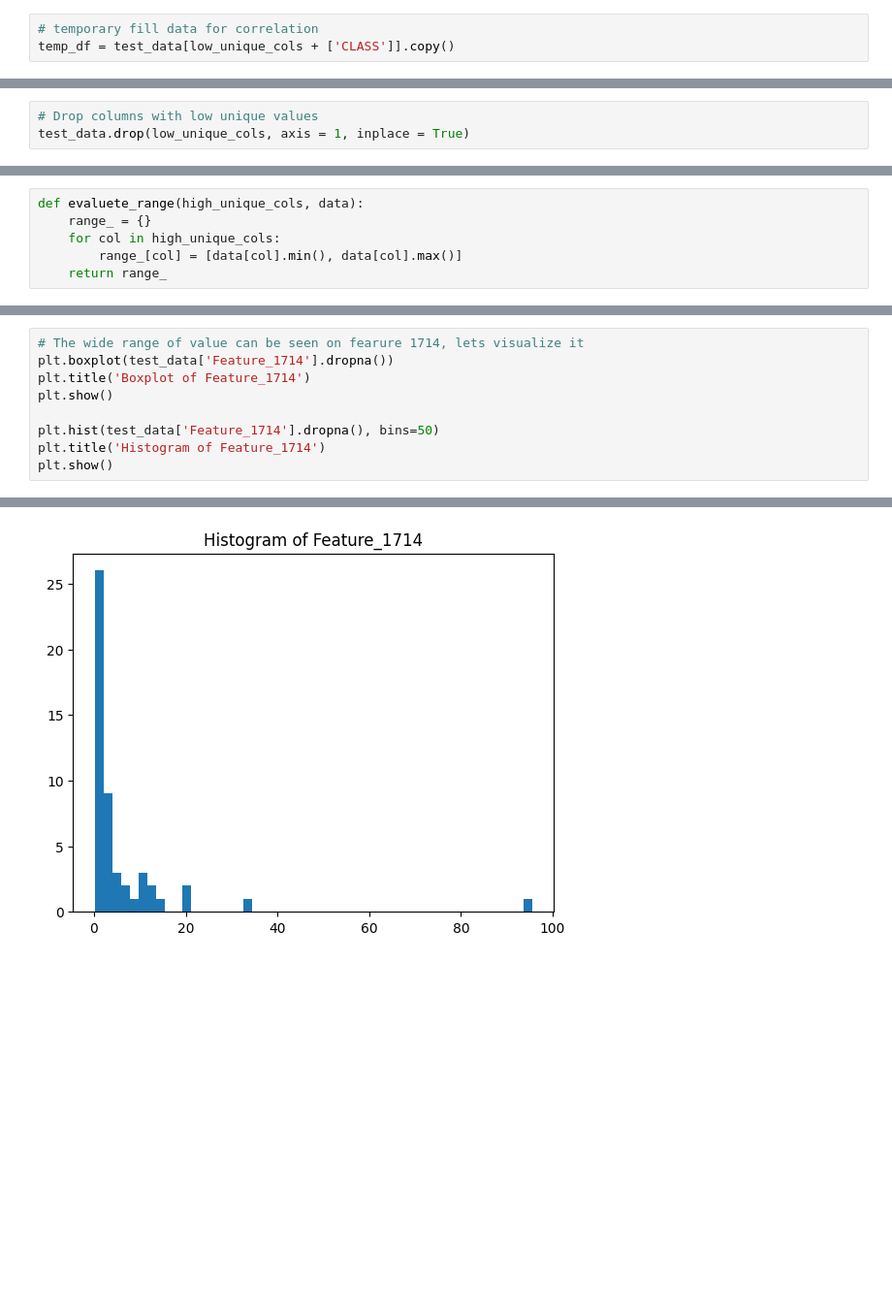
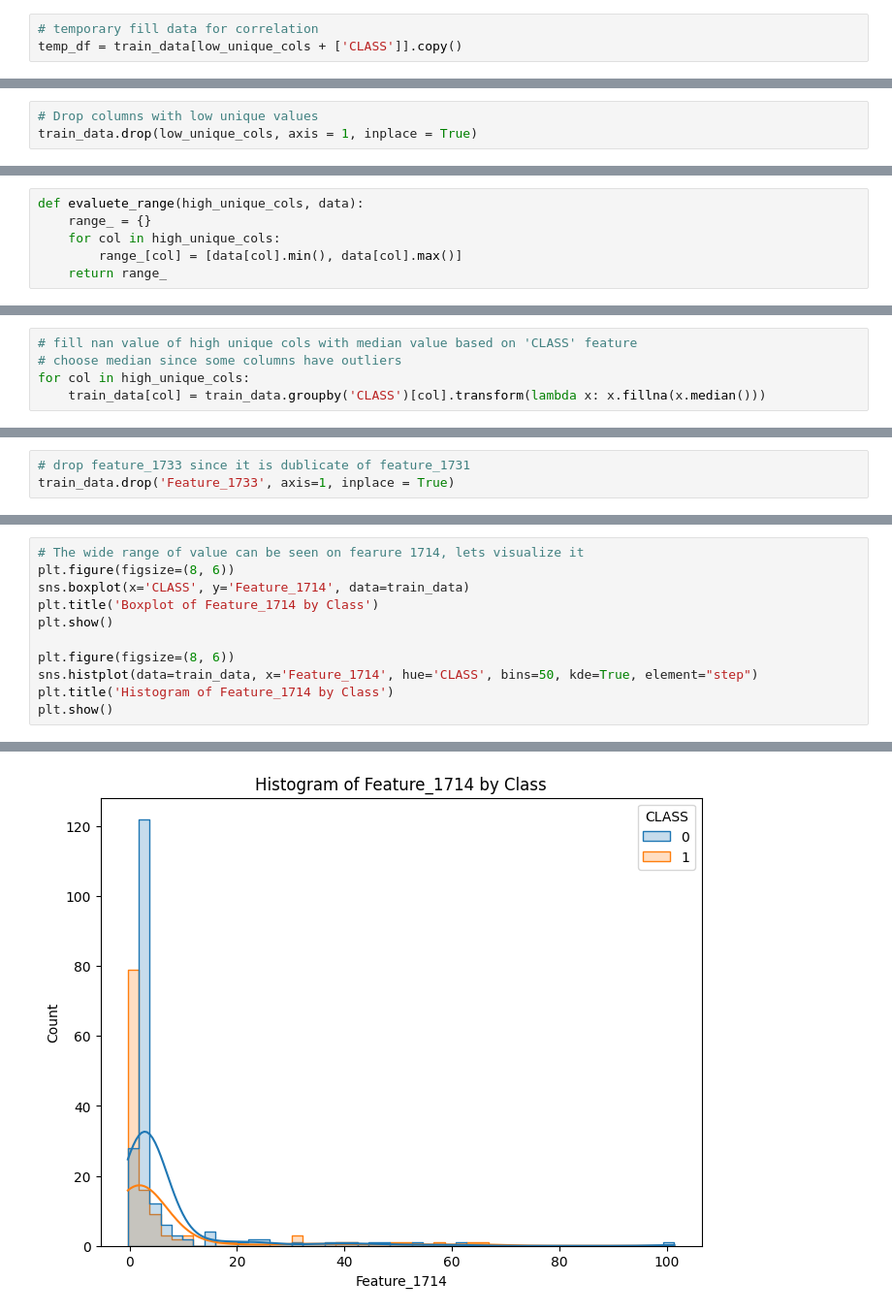
Before and after one commit to Priyanka32-gif/Tibia_bone_Classification, a Jupyter notebook: notebooks/tibia_data_preprocessing.ipynb, the cells around one changed output, grey strips where cells are left out. Shown at 97% size. Drawn from its saved outputs; the diff is of its cells as text; blank space fills up the shorter version.

```diff
--- a/notebooks/tibia_data_preprocessing.ipynb
+++ b/notebooks/tibia_data_preprocessing.ipynb
@@ -169,7 +178,7 @@ Name: count, dtype: int64}
 #### lets check correlation of these columns with class
 # %%
 # temporary fill data for correlation
-temp_df = test_data[low_unique_cols + ['CLASS']].copy()
+temp_df = train_data[low_unique_cols + ['CLASS']].copy()
 # %%
 # fill NaNs temporarily in each low unique column with its mode
 for col in low_unique_cols:
@@ -232,4 +236,4 @@ Weak Correlation: 0.3 < |r| < 0.5 implies a weak association.
 Negligible Correlation: |r| < 0.3 suggests little or no linear correlation.
 # %%
 # Drop columns with low unique values
-test_data.drop(low_unique_cols, axis = 1, inplace = True)
+train_data.drop(low_unique_cols, axis = 1, inplace = True)
@@ -297,0 +292,5 @@ print(ranges_)
+# %%
+# fill nan value of high unique cols with median value based on 'CLASS' feature
+# choose median since some columns have outliers
+for col in high_unique_cols:
+    train_data[col] = train_data.groupby('CLASS')[col].transform(lambda x: x.fillna(x.median()))
@@ -297,0 +302,3 @@ print(ranges_)
+# %%
+# drop feature_1733 since it is dublicate of feature_1731
+train_data.drop('Feature_1733', axis=1, inplace = True)
@@ -298,10 +314,12 @@ print(ranges_)
 # %%
 # The wide range of value can be seen on fearure 1714, lets visualize it
-plt.boxplot(test_data['Feature_1714'].dropna())
-plt.title('Boxplot of Feature_1714')
+plt.figure(figsize=(8, 6))
+sns.boxplot(x='CLASS', y='Feature_1714', data=train_data)
+plt.title('Boxplot of Feature_1714 by Class')
 plt.show()
 
-plt.hist(test_data['Feature_1714'].dropna(), bins=50)
-plt.title('Histogram of Feature_1714')
+plt.figure(figsize=(8, 6))
+sns.histplot(data=train_data, x='Feature_1714', hue='CLASS', bins=50, kde=True, element="step")
+plt.title('Histogram of Feature_1714 by Class')
 plt.show()
 # %% [output]
@@ -309 +327 @@ plt.show()
-[figure, old version]
+[figure, new version]
```
Also changed, not shown: parts of 75 cells of this notebook, 4 other files.
